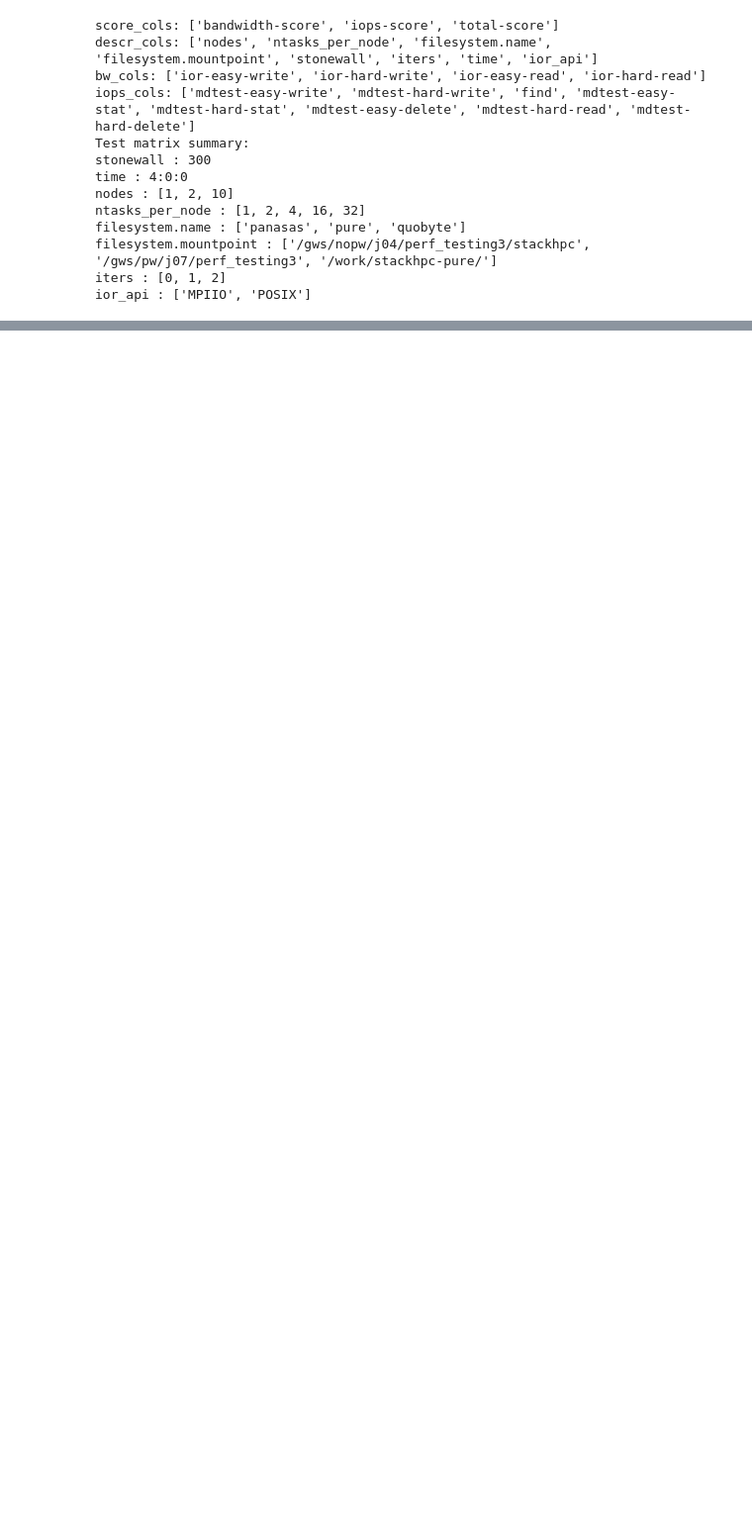
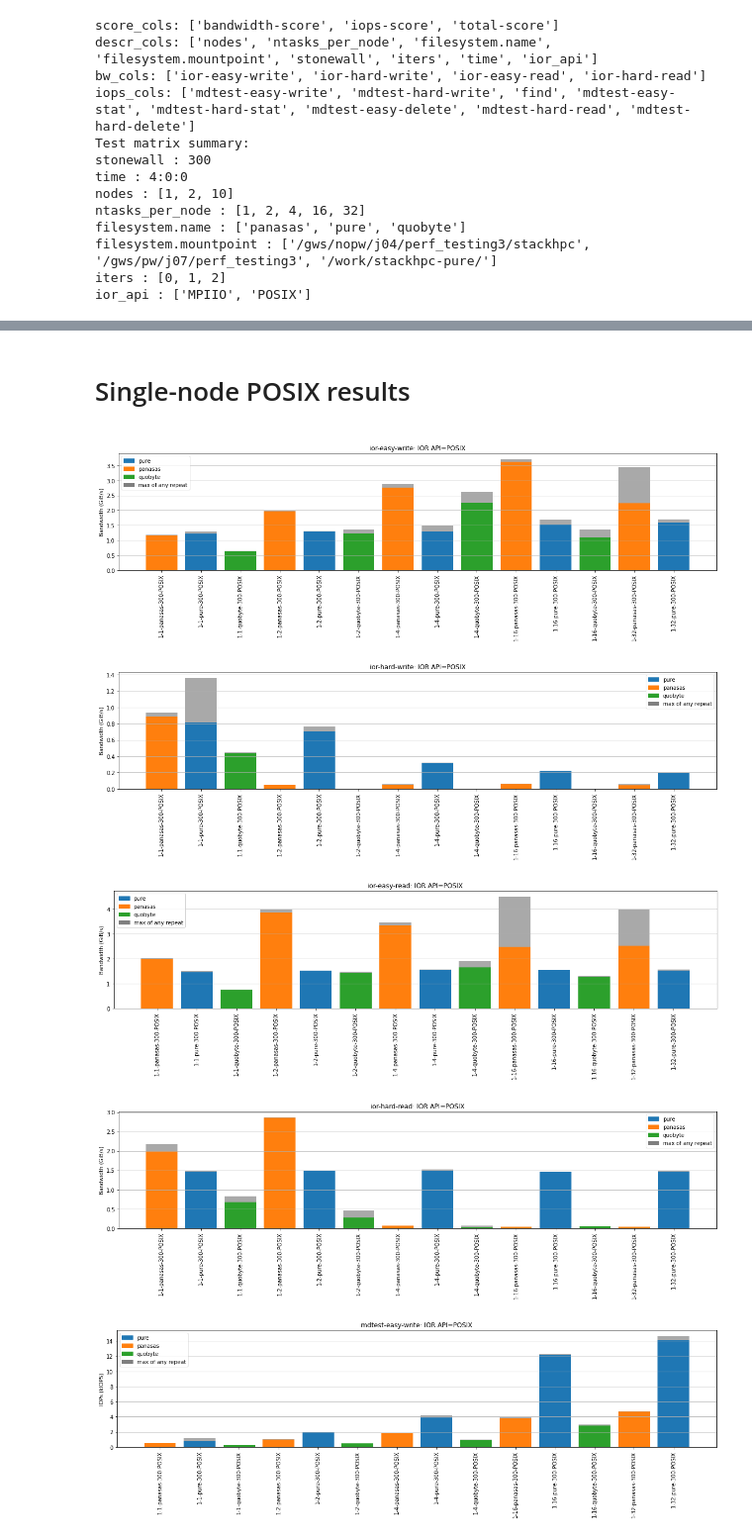
Before and after one commit to stackhpc/jasmin-fs-benchmark, a Jupyter notebook: io500/plotter.ipynb, the cells around one changed output, grey strips where cells are left out. Shown at 99% size. Saved outputs shown, nothing was run; the diff lists cells and outputs as text; code cells hidden in the pictures; blank space fills up the shorter version.

```diff
--- a/io500/plotter.ipynb
+++ b/io500/plotter.ipynb
@@ -134,0 +87,52 @@ NameError: name 'metric' is not defined
+# %%
+import matplotlib.patches as mpatches
+
+def plot_bars(subresults):
+    """ Plot 2x barcharts per row, MPIIO and POSIX apis, where a row is an io500 test e.g. ior-easy-write.
+        Bars are coloured by stonewall time and filesystem.
+    """
+    grouper = ['nodes', 'ntasks_per_node', 'filesystem.name', 'stonewall', 'ior_api']
+    color_options = { # see tableau palette https://matplotlib.org/stable/gallery/color/named_colors.html
+                'pure': 'tab:blue',
+                'panasas': 'tab:orange',
+                'quobyte': 'tab:green',
+                'max of any repeat': 'tab:gray',
+    }
+    legend_entries = [mpatches.Patch(color=v, label=k) for k, v in color_options.items()]
+    grouped = subresults.groupby('ior_api')
+    for col in bw_cols + iops_cols:
+        fig, axs = plt.subplots(figsize=(20, 4), nrows=1, ncols=len(grouped), sharey=True)
+        for ig, (g, group) in enumerate(grouped):
+            ax = axs[ig] if len(grouped) > 1 else axs
+            mins = group.groupby(grouper).min().reset_index() # reset ditches heirarchical index
+            maxs = group.groupby(grouper).max().reset_index()
+
+            barcolors = [color_options[z] for z in mins['filesystem.name']]
+
+            labels = mins[grouper].astype(str).agg('-'.join, axis='columns')
+            y_pos=range(len(mins))
+            ax.bar(y_pos, maxs[col], width=0.8, label='min', color='darkgray')
+            ax.bar(y_pos, mins[col], width=0.8, label='max', color=barcolors)
+            ax.set_xticks(y_pos, labels, rotation=90)
+            ax.set_ylabel(f"{ metric_names[units[col]] } ({ units[col] })")
+            ax.set_title(f'{ col }: IOR API={ g }')
+            ax.grid(visible=True, axis='y')
+            # sharey turns off tick labels on the shared axes. However resetting as below breaks github rendering:
+            # ax.tick_params(axis='y', labelleft=True)
+        if len(grouped) > 1: # only add legend to RH plot:
+            axs[1].legend(handles=legend_entries)
+        else:
+            axs.legend(handles=legend_entries)
+# %% [markdown]
+# Single-node POSIX results
+<a id='Single-node POSIX results'><a id='Single-node POSIX results'></a>
+# %%
+poxix_results = results.loc[results['ior_api'] == 'POSIX']
+posix_1node_results = poxix_results.loc[results['nodes'] == 1]
+plot_bars(posix_1node_results)
+# %% [output]
+[figure, added]
+[figure, added]
+[figure, added]
+[figure, added]
+[figure, added]
```
Also changed, not shown: parts of 4 cells of this notebook.
